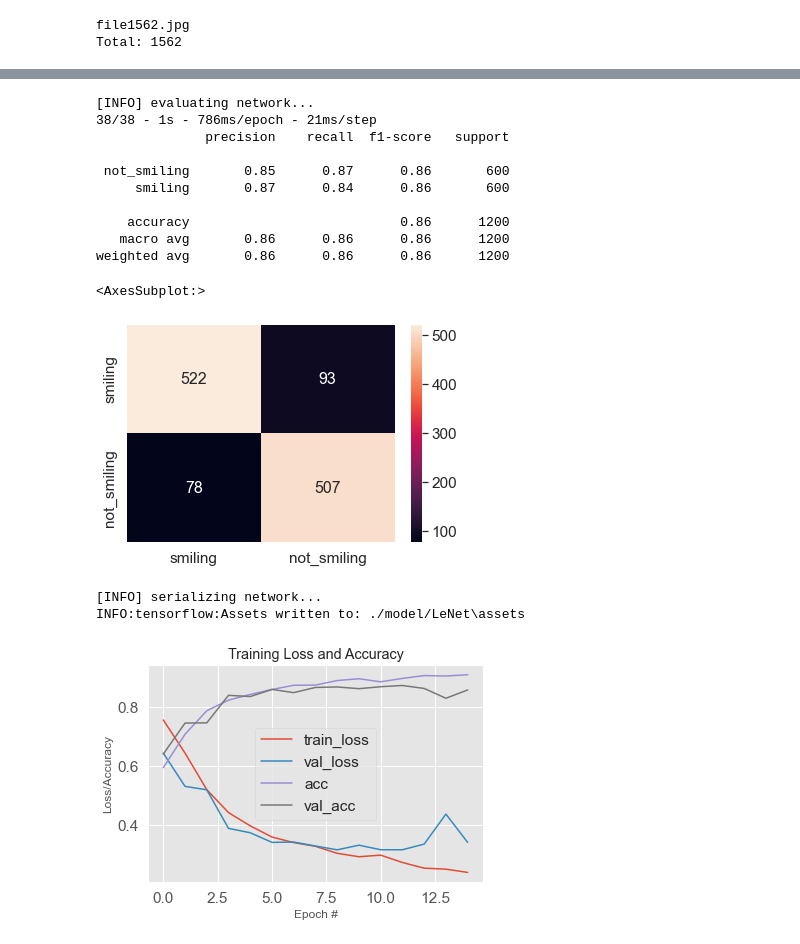
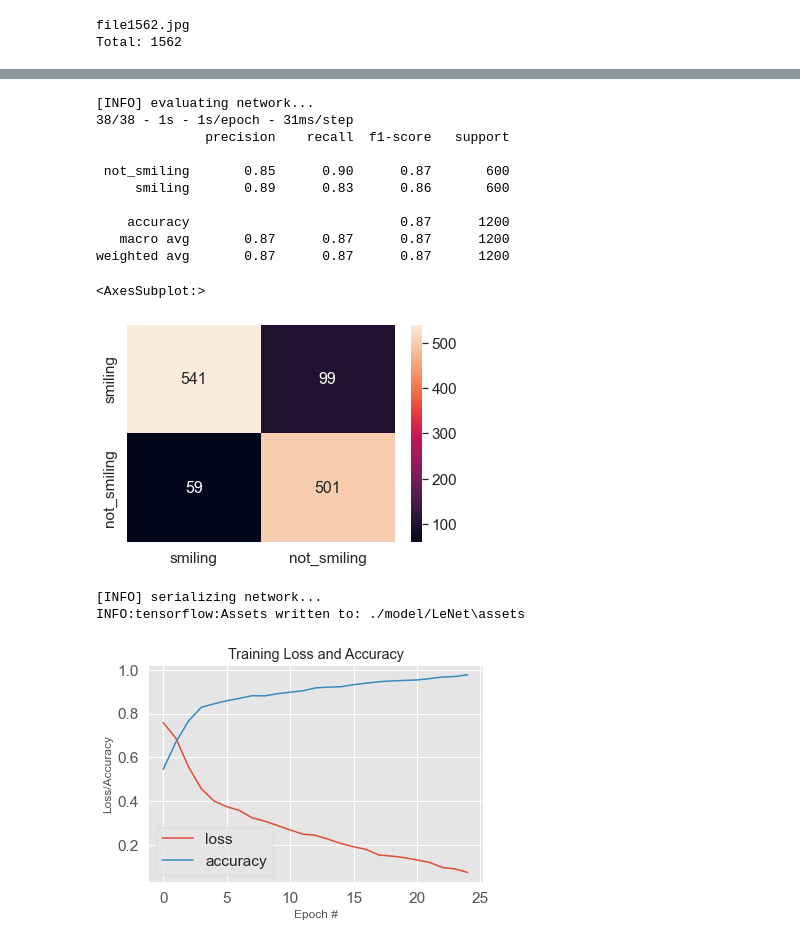
Before and after one commit to Samtron45b/NMKHMT, a Jupyter notebook: LeNet_CNN.ipynb, the cells around one changed output, grey strips where cells are left out. Drawn from its saved outputs; the diff is of its cells as text; code cells hidden in the pictures.

```diff
--- a/LeNet_CNN.ipynb
+++ b/LeNet_CNN.ipynb
@@ -85,6 +89,6 @@ model.compile(loss="binary_crossentropy", optimizer="adam", metrics=["accuracy"]
 # %%
 # train the network
 print("[INFO] training network...")
-H = model.fit(trainX, trainY, validation_data=(testX, testY), class_weight=classWeight, batch_size=64, epochs=15, verbose=1)
+H = model.fit(trainX, trainY, validation_data=(testX, testY), class_weight=classWeight, batch_size=64, epochs=25, verbose=1)
 # %% [output]
 [INFO] training network...
@@ -111,15 +115,15 @@ predictions = model.predict(testX, verbose=2)
 print(classification_report(testY.argmax(axis=1), predictions.argmax(axis=1), target_names=le.classes_))
 # %% [output]
 [INFO] evaluating network...
-38/38 - 1s - 786ms/epoch - 21ms/step
+38/38 - 1s - 1s/epoch - 31ms/step
               precision    recall  f1-score   support
 
- not_smiling       0.85      0.87      0.86       600
-     smiling       0.87      0.84      0.86       600
+ not_smiling       0.85      0.90      0.87       600
+     smiling       0.89      0.83      0.86       600
 
-    accuracy                           0.86      1200
-   macro avg       0.86      0.86      0.86      1200
-weighted avg       0.86      0.86      0.86      1200
+    accuracy                           0.87      1200
+   macro avg       0.87      0.87      0.87      1200
+weighted avg       0.87      0.87      0.87      1200
 # %%
 matrix = confusion_matrix(predictions.argmax(axis=1), testY.argmax(axis=1))
 df_cm = pd.DataFrame(matrix, ["smiling", "not_smiling"], ["smiling", "not_smiling"])
@@ -128,7 +132,7 @@ sn.set(font_scale=1.4) # for label size
 sn.heatmap(df_cm, annot=True, annot_kws={"size": 16}, fmt="g") # font size
 # %% [output]
 <AxesSubplot:>
-[figure, old version]
+[figure, new version]
 # %%
 # save the model to disk
 print("[INFO] serializing network...")
@@ -139,15 +143,13 @@ INFO:tensorflow:Assets written to: ./model/LeNet\assets
 # %%
 # plot the training + testing loss and accuracy
 plt.style.use("ggplot")
 plt.figure()
-plt.plot(np.arange(0, 15), H.history["loss"], label="train_loss")
-plt.plot(np.arange(0, 15), H.history["val_loss"], label="val_loss")
-plt.plot(np.arange(0, 15), H.history["accuracy"], label="acc")
-plt.plot(np.arange(0, 15), H.history["val_accuracy"], label="val_acc")
+plt.plot(np.arange(0, 25), H.history["loss"], label="loss")
+plt.plot(np.arange(0, 25), H.history["accuracy"], label="accuracy")
 plt.title("Training Loss and Accuracy")
 plt.xlabel("Epoch #")
 plt.ylabel("Loss/Accuracy")
 plt.legend()
 plt.show()
 # %% [output]
-[figure, old version]
+[figure, new version]
```
Also changed, not shown: parts of 5 cells of this notebook, 12 other files.
